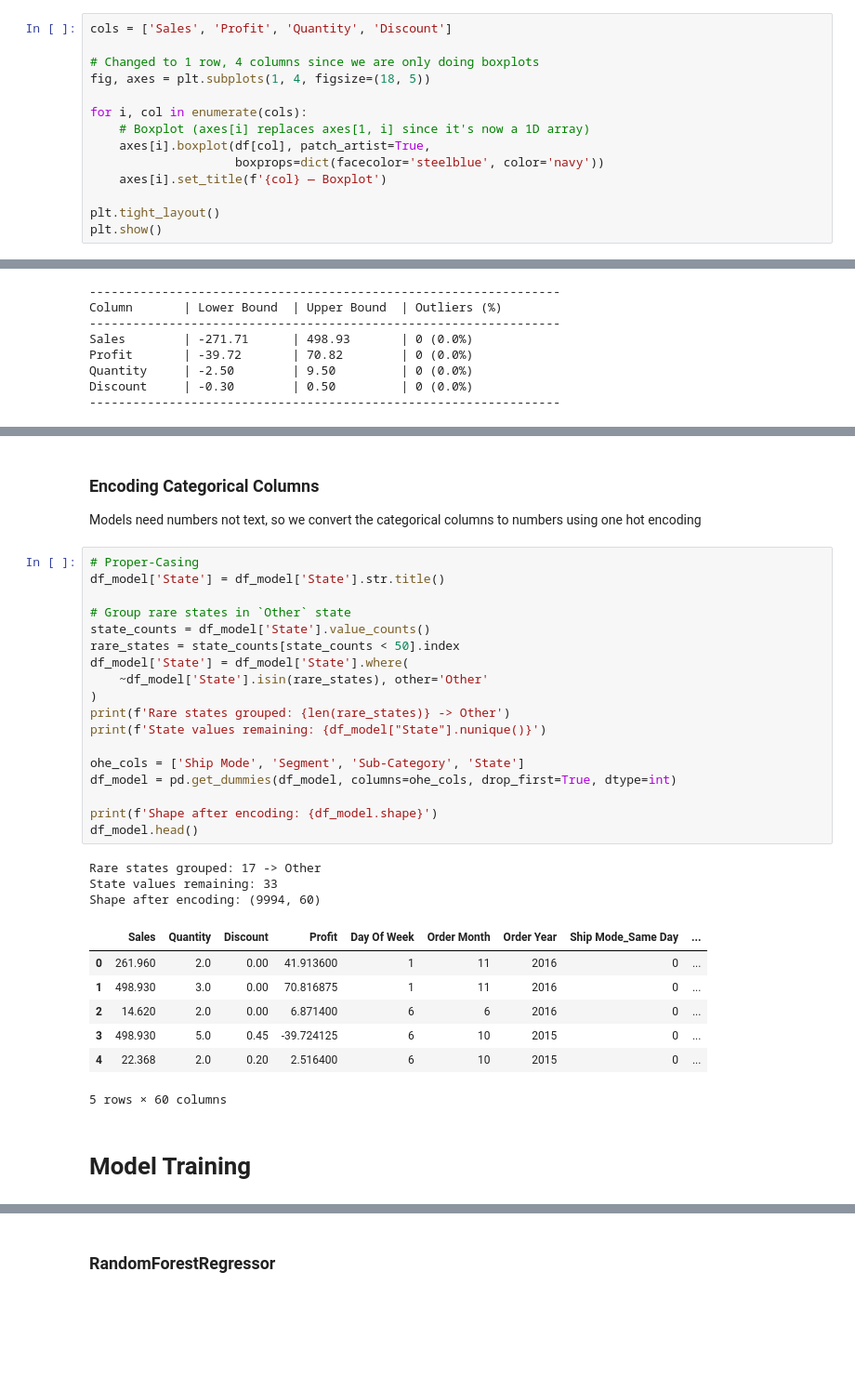
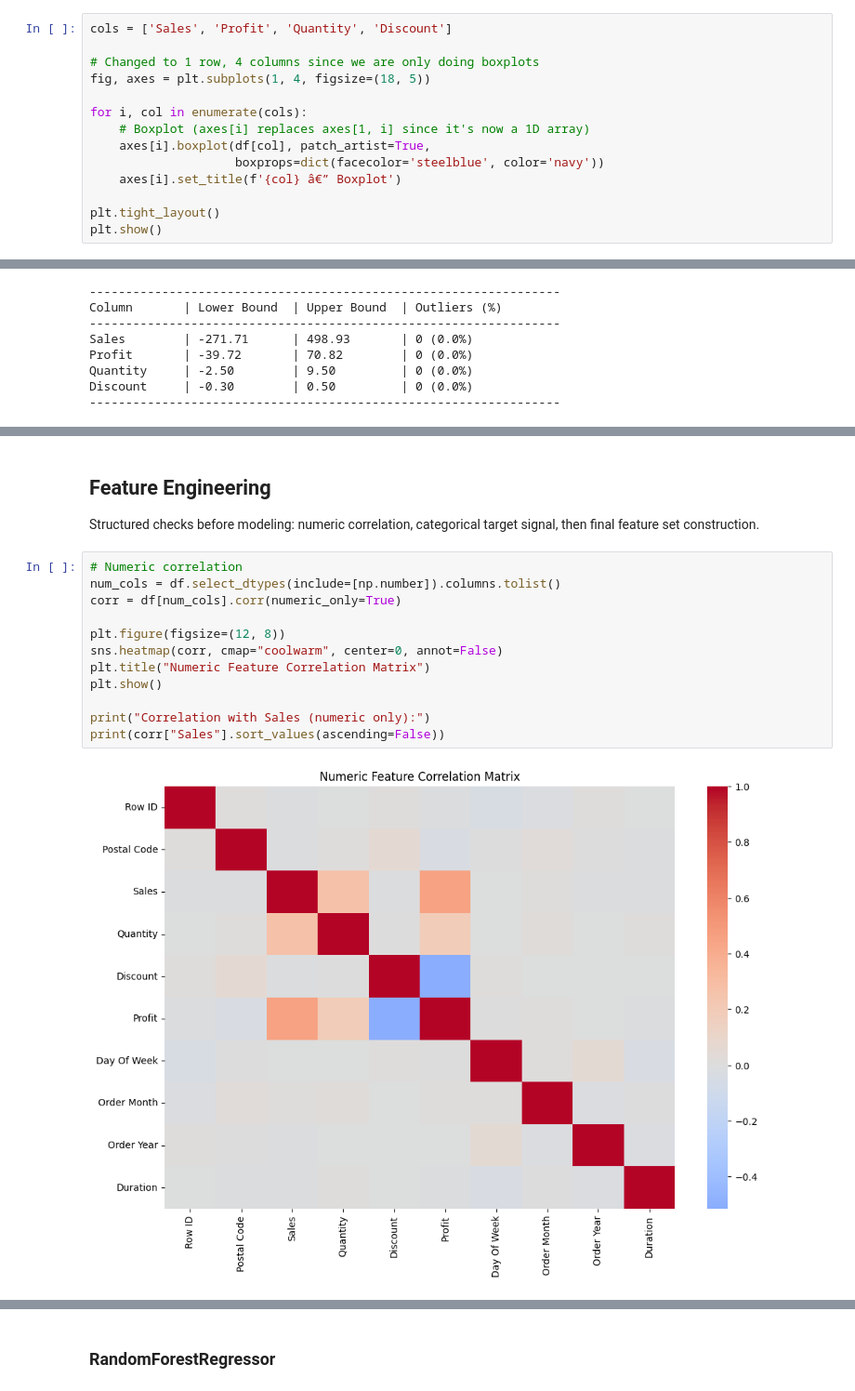
Before and after one commit to Mostafa-Mortada/Walmart-Sales-Data-Analysis, a Jupyter notebook: walmart_sales_Final.ipynb, the cells around one changed output, grey strips where cells are left out. Shown at 93% size. Saved outputs shown, nothing was run; the diff lists cells and outputs as text; blank space fills up the shorter version.

```diff
--- a/walmart_sales_Final.ipynb
+++ b/walmart_sales_Final.ipynb
@@ -913,7 +913,7 @@ for i, col in enumerate(cols):
     # Boxplot (axes[i] replaces axes[1, i] since it's now a 1D array)
     axes[i].boxplot(df[col], patch_artist=True,
                     boxprops=dict(facecolor='steelblue', color='navy'))
-    axes[i].set_title(f'{col} — Boxplot')
+    axes[i].set_title(f'{col} â€” Boxplot')
 
 plt.tight_layout()
 plt.show()
@@ -1020,35 +987,18 @@ dtype: object
-# %% [markdown]
-### Encoding Categorical Columns
-
-Models need numbers not text, so we convert the categorical columns to numbers using one hot encoding
-# %%
-# Proper-Casing
-df_model['State'] = df_model['State'].str.title()
-
-# Group rare states in `Other` state
-state_counts = df_model['State'].value_counts()
-rare_states = state_counts[state_counts < 50].index
-df_model['State'] = df_model['State'].where(
-    ~df_model['State'].isin(rare_states), other='Other'
-)
-print(f'Rare states grouped: {len(rare_states)} -> Other')
-print(f'State values remaining: {df_model["State"].nunique()}')
-
-ohe_cols = ['Ship Mode', 'Segment', 'Sub-Category', 'State']
-df_model = pd.get_dummies(df_model, columns=ohe_cols, drop_first=True, dtype=int)
-
-print(f'Shape after encoding: {df_model.shape}')
-df_model.head()
-# %% [output]
-Rare states grouped: 17 -> Other
-State values remaining: 33
-Shape after encoding: (9994, 60)
-|  | Sales | Quantity | Discount | Profit | Day Of Week | Order Month | Order Year | Ship Mode_Same Day | ... |
-| 0 | 261.960 | 2.0 | 0.00 | 41.913600 | 1 | 11 | 2016 | 0 | ... |
-| 1 | 498.930 | 3.0 | 0.00 | 70.816875 | 1 | 11 | 2016 | 0 | ... |
-| 2 | 14.620 | 2.0 | 0.00 | 6.871400 | 6 | 6 | 2016 | 0 | ... |
-| 3 | 498.930 | 5.0 | 0.45 | -39.724125 | 6 | 10 | 2015 | 0 | ... |
-| 4 | 22.368 | 2.0 | 0.20 | 2.516400 | 6 | 10 | 2015 | 0 | ... |
-5 rows × 60 columns
-# %% [markdown]
-# Model Training
+# %% [markdown]
+## Feature Engineering
+
+Structured checks before modeling: numeric correlation, categorical target signal, then final feature set construction.
+# %%
+# Numeric correlation
+num_cols = df.select_dtypes(include=[np.number]).columns.tolist()
+corr = df[num_cols].corr(numeric_only=True)
+
+plt.figure(figsize=(12, 8))
+sns.heatmap(corr, cmap="coolwarm", center=0, annot=False)
+plt.title("Numeric Feature Correlation Matrix")
+plt.show()
+
+print("Correlation with Sales (numeric only):")
+print(corr["Sales"].sort_values(ascending=False))
+# %% [output]
+[figure, added]
```
Also changed, not shown: parts of 14 cells of this notebook.
